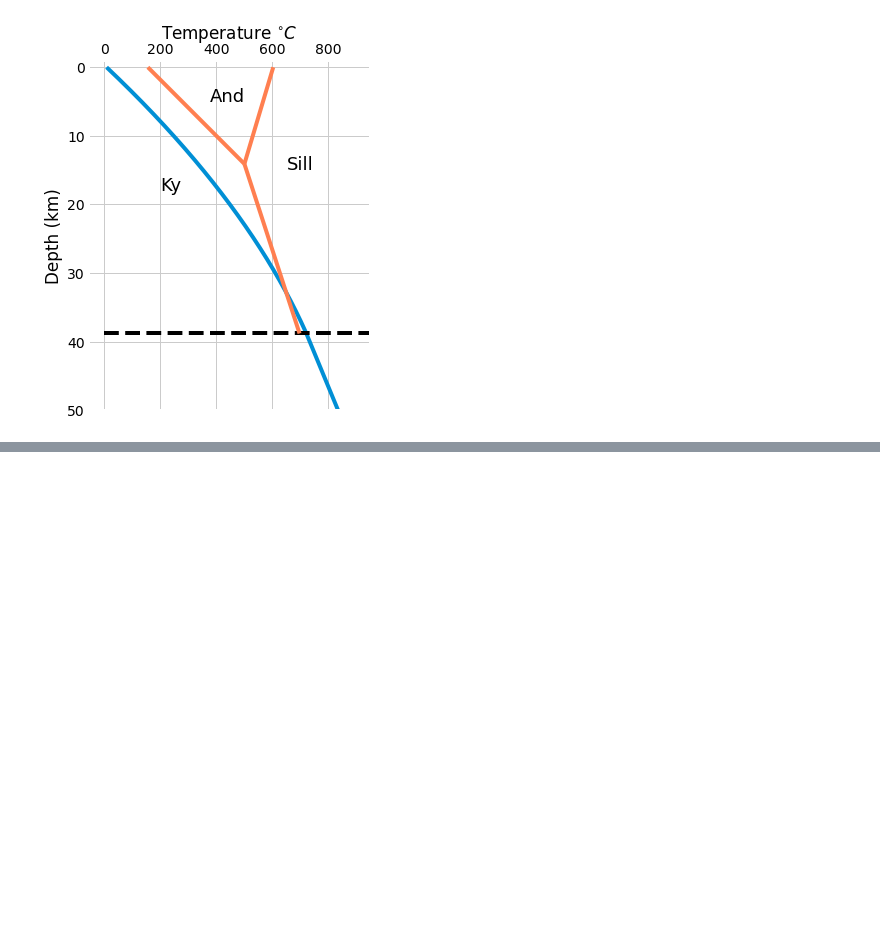
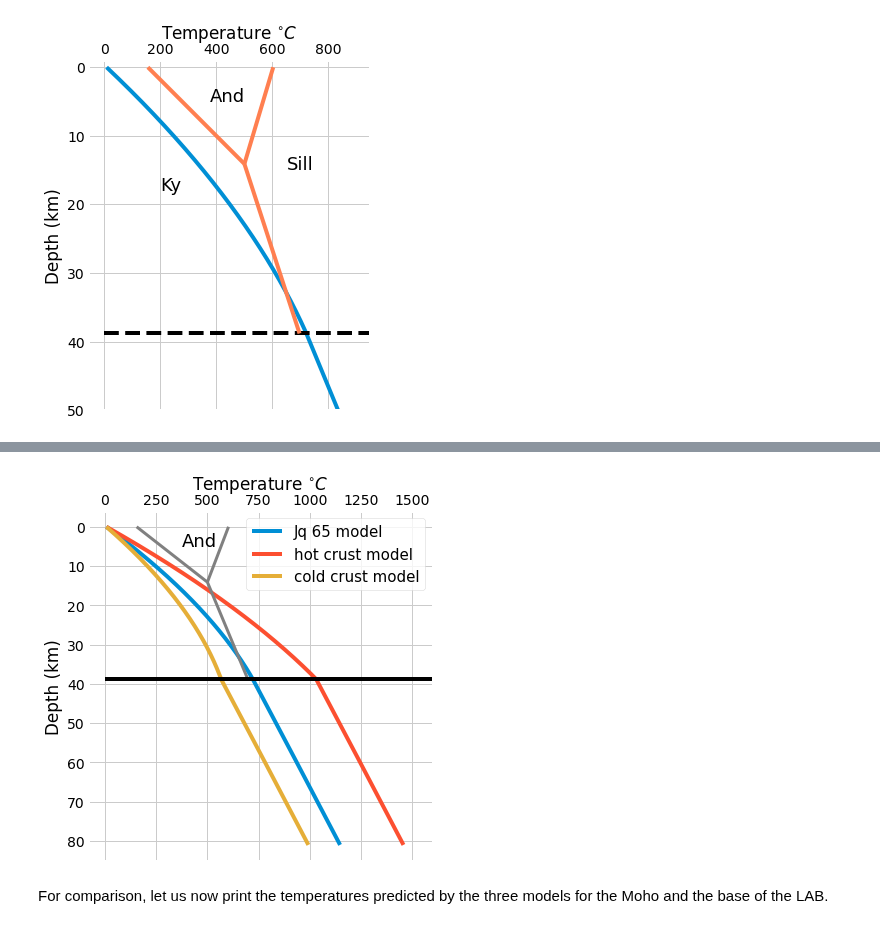
Before and after one commit to marcoalopez/strength_envelopes, a Jupyter notebook: notebooks/stable_geotherm.ipynb, the cells around one changed output, grey strips where cells are left out. Drawn from its saved outputs; the diff is of its cells as text; code cells hidden in the pictures; blank space fills up the shorter version.

```diff
--- a/notebooks/stable_geotherm.ipynb
+++ b/notebooks/stable_geotherm.ipynb
@@ -93,10 +93,10 @@ heat_mantle = SimpleNamespace(Jq = 34,  # from Sclater et al. (1980)
 For this, we need to create an array containing the different crust depths and then calculate the corresponding temperature using the Turcotte and Schubert model (i.e. the ``turcotte_schubert_model`` function) and the boundary conditions set for the model. To generate the array of depths we will use a Numpy (``np.``) built-in method called ``linspace`` (meaning "linear spaced") that return evenly spaced samples over a defined interval. Specifically, the range will be between 0 and the depth of the Moho and we are going to generate a value every 10 m, so we need to generate 3800 samples (for a Moho at 38.8 km) in that interval.
 # %%
 # generate a linear spaced array of depths every 10 m
-depths = np.linspace(start=0, stop=moho, num=3880)
+depths_crust = np.linspace(start=0, stop=moho, num=3880)
 # %%
 # now we call the function "turcotte_schubert_model" and pass the different arguments in order
-T_crust = turcotte_schubert_model(depths,
+T_crust = turcotte_schubert_model(depths_crust,
                                   thermal=(T_surf, heat_crust.Jq, heat_crust.A, heat_crust.K))
 # %%
 # plot depth vs temperature
@@ -207,0 +250,30 @@ TODO → Plot the granitesolidus curve
+# %%
+# initialize the figure
+fig4, ax = plt.subplots(figsize=(5.5, 6))
+
+# tweak the figure axe so that the depth is shown on the y-axis downwards
+ax.invert_yaxis()
+ax.xaxis.tick_top()
+ax.xaxis.set_label_position('top')
+
+# plot geotherms
+ax.plot(T_lithosphere, depths, label='Jq 65 model')
+ax.plot(T_lithos_hot, depths, label='hot crust model')
+ax.plot(T_lithos_cold, depths, label='cold crust model')
+
+# plot Al2SiO4 stability fields
+ax.plot([Ky_And_T, tp_T], [0, tp_depth], color='grey', linewidth=3) # Ky-And line
+ax.plot([tp_T, And_Sill_T], [tp_depth, 0], color='grey', linewidth=3)  # And-Sill line
+ax.plot([tp_T, Ky_Sill_T], [tp_depth, moho], color='grey', linewidth=3)  # Ky-Sill line
+ax.annotate(text='And', xy=(375, 5), fontsize=18)
+
+# plot moho
+ax.plot([0, 1600], [moho, moho], color='black')
+
+ax.set_xlim(right=1600)
+ax.set(xlabel='Temperature $^{\circ}C$', ylabel='Depth (km)')
+_ = ax.legend(loc='best', fontsize=15)
+# %% [output]
+[figure, added]
+# %% [markdown]
+For comparison, let us now print the temperatures predicted by the three models for the Moho and the base of the LAB.
```
Also changed, not shown: parts of 8 cells of this notebook, 1 other file.
